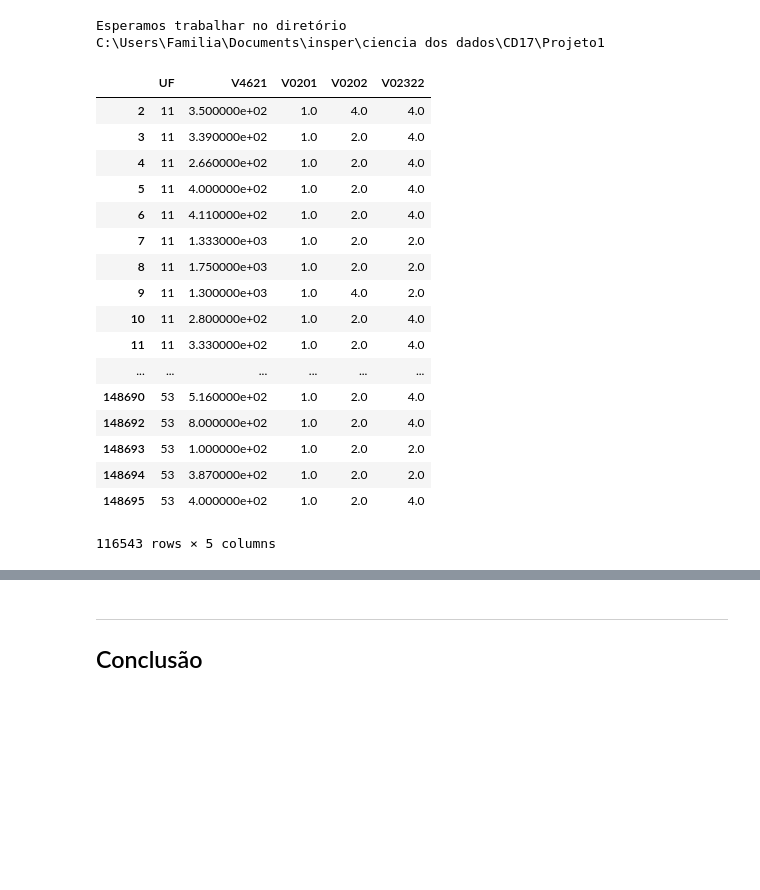
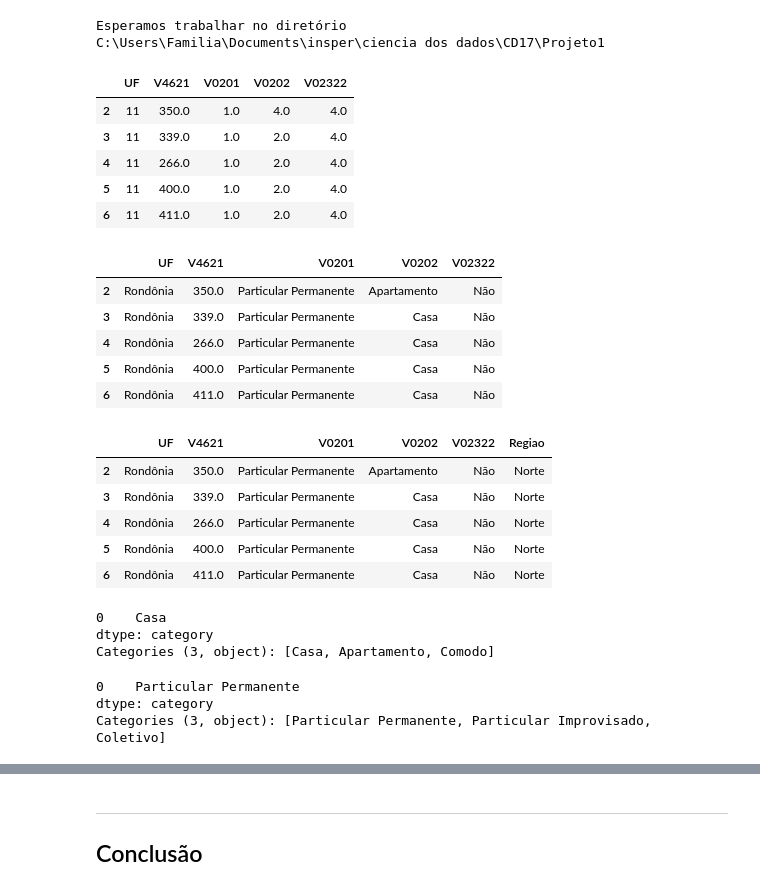
Before and after one commit to rodrigogatti/Projeto1, a Jupyter notebook: Projeto1 Layout.ipynb, the cells around one changed output, grey strips where cells are left out. Saved outputs shown, nothing was run; the diff lists cells and outputs as text; code cells hidden in the pictures; blank space fills up the shorter version.

```diff
--- a/Projeto1 Layout.ipynb
+++ b/Projeto1 Layout.ipynb
@@ -38,24 +38,61 @@ dados= pd.read_csv('DOM2013.csv', sep=',')
 # %%
 dados= dados.loc[:, ["UF","V4621","V0201","V0202","V02322"]]
 dados.to_csv("resumo.csv") #faz com que salve em um arquivo no excel
-dados_nao_nulos= dados[pd.notnull(dados.V4621)]
-dados_nao_nulos
+dados_nao_nulos= dados[pd.notnull(dados.V4621)&pd.notnull(dados.V0201)&pd.notnull(dados.UF)&pd.notnull(dados.V0202)&pd.notnull(dados.V02322)]
+dados_nao_nulos= dados_nao_nulos[dados.V4621!=999999999999]
+dados_nao_nulos.head()
 # %% [output]
 |  | UF | V4621 | V0201 | V0202 | V02322 |
-| 2 | 11 | 3.500000e+02 | 1.0 | 4.0 | 4.0 |
-| 3 | 11 | 3.390000e+02 | 1.0 | 2.0 | 4.0 |
-| 4 | 11 | 2.660000e+02 | 1.0 | 2.0 | 4.0 |
-| 5 | 11 | 4.000000e+02 | 1.0 | 2.0 | 4.0 |
-| 6 | 11 | 4.110000e+02 | 1.0 | 2.0 | 4.0 |
-| 7 | 11 | 1.333000e+03 | 1.0 | 2.0 | 2.0 |
-| 8 | 11 | 1.750000e+03 | 1.0 | 2.0 | 2.0 |
-| 9 | 11 | 1.300000e+03 | 1.0 | 4.0 | 2.0 |
-| 10 | 11 | 2.800000e+02 | 1.0 | 2.0 | 4.0 |
-| 11 | 11 | 3.330000e+02 | 1.0 | 2.0 | 4.0 |
-| ... | ... | ... | ... | ... | ... |
-| 148690 | 53 | 5.160000e+02 | 1.0 | 2.0 | 4.0 |
-| 148692 | 53 | 8.000000e+02 | 1.0 | 2.0 | 4.0 |
-| 148693 | 53 | 1.000000e+02 | 1.0 | 2.0 | 2.0 |
-| 148694 | 53 | 3.870000e+02 | 1.0 | 2.0 | 2.0 |
-| 148695 | 53 | 4.000000e+02 | 1.0 | 2.0 | 4.0 |
+| 2 | 11 | 350.0 | 1.0 | 4.0 | 4.0 |
+| 3 | 11 | 339.0 | 1.0 | 2.0 | 4.0 |
+| 4 | 11 | 266.0 | 1.0 | 2.0 | 4.0 |
+| 5 | 11 | 400.0 | 1.0 | 2.0 | 4.0 |
+| 6 | 11 | 411.0 | 1.0 | 2.0 | 4.0 |
-116543 rows × 5 columns
+# %%
+#mudança categorias
+dados_nao_nulos.UF = dados.UF.astype('category')
+dados_nao_nulos.UF.cat.categories= (['Rondônia', 'Acre','Amazonas', 'Roraima','Pará', 'Amapá','Tocantis', 'Maranhão','Piauí', 'Ceará','Rio Grande do Norte', 'Paraíba','Pernambuco', 'Alagoas','Sergipe', 'Bahia','Minas Gerais', 'Espírito Santo','Rio de Janeiro', 'São Paulo','Paraná', 'Santa Catarina','Rio Grande do Sul', 'Mato Grosso do Sul','Mato Grosso', 'Goiás' , 'Distrito Federal'])
+dados_nao_nulos.V02322 = dados.V02322.astype('category')
+dados_nao_nulos.V02322.cat.categories= (['Sim', 'Não'])
+dados_nao_nulos.V0201 = dados.V0201.astype('category')
+dados_nao_nulos.V0201.cat.categories= (['Particular Permanente', 'Particular Improvisado', 'Coletivo'])
+dados_nao_nulos.V0202 = dados.V0202.astype('category')
+dados_nao_nulos.V0202.cat.categories= (['Casa', 'Apartamento', 'Comodo'])
+dados_nao_nulos.head()
+# %% [output]
+|  | UF | V4621 | V0201 | V0202 | V02322 |
+| 2 | Rondônia | 350.0 | Particular Permanente | Apartamento | Não |
+| 3 | Rondônia | 339.0 | Particular Permanente | Casa | Não |
+| 4 | Rondônia | 266.0 | Particular Permanente | Casa | Não |
+| 5 | Rondônia | 400.0 | Particular Permanente | Casa | Não |
+| 6 | Rondônia | 411.0 | Particular Permanente | Casa | Não |
+# %%
+dados_nao_nulos.loc[(dados_nao_nulos.UF=='Rondônia') | (dados_nao_nulos.UF=='Acre') | (dados_nao_nulos.UF=='Amazonas') | (dados_nao_nulos.UF=='Roraima') | (dados_nao_nulos.UF=='Pará') | (dados_nao_nulos.UF=='Amapá') | (dados_nao_nulos.UF=='Tocantins'),'Regiao'] = 'Norte'
+dados_nao_nulos.loc[(dados_nao_nulos.UF=='Maranhão') | (dados_nao_nulos.UF=='Piaui') | (dados_nao_nulos.UF=='Caerá') | (dados_nao_nulos.UF=='Rio Grande do Norte') | (dados_nao_nulos.UF=='Paraíba') | (dados_nao_nulos.UF=='Pernambuco') | (dados_nao_nulos.UF=='Alagoas') | (dados_nao_nulos.UF=='Sergipe') | (dados_nao_nulos.UF=='Bahia'),'Regiao'] = 'Nordeste'
+dados_nao_nulos.loc[(dados_nao_nulos.UF=='Minas Gerais') | (dados_nao_nulos.UF=='Espirito Santo') | (dados_nao_nulos.UF=='Rio de Janeiro') | (dados_nao_nulos.UF=='São Paulo'),'Regiao'] = 'Sudeste'
+dados_nao_nulos.loc[(dados_nao_nulos.UF=='Paraná') | (dados_nao_nulos.UF=='Santa Catarina') | (dados_nao_nulos.UF=='Rio Grande do Sul'),'Regiao'] = 'Sul'
+dados_nao_nulos.loc[(dados_nao_nulos.UF=='Mato Grosso do Sul') | (dados_nao_nulos.UF=='Mato Grosso') | (dados_nao_nulos.UF=='Goiás') | (dados_nao_nulos.UF=='Distrito Federal'),'Regiao'] = 'Centroeste'
+dados_nao_nulos.head()
+# %% [output]
+|  | UF | V4621 | V0201 | V0202 | V02322 | Regiao |
+| 2 | Rondônia | 350.0 | Particular Permanente | Apartamento | Não | Norte |
+| 3 | Rondônia | 339.0 | Particular Permanente | Casa | Não | Norte |
+| 4 | Rondônia | 266.0 | Particular Permanente | Casa | Não | Norte |
+| 5 | Rondônia | 400.0 | Particular Permanente | Casa | Não | Norte |
+| 6 | Rondônia | 411.0 | Particular Permanente | Casa | Não | Norte |
+# %%
+#moda dos tipos de domicilio-V0202
+dados_filtrados = dados_nao_nulos.V0202.mode()
+dados_filtrados
+# %% [output]
+0    Casa
+dtype: category
+Categories (3, object): [Casa, Apartamento, Comodo]
+# %%
+#moda especie domicilio- V0201
+dados_filtrados1 = dados_nao_nulos.V0201.mode()
+dados_filtrados1
+# %% [output]
+0    Particular Permanente
+dtype: category
+Categories (3, object): [Particular Permanente, Particular Improvisado, Coletivo]
```
Also changed, not shown: parts of 18 cells of this notebook.
